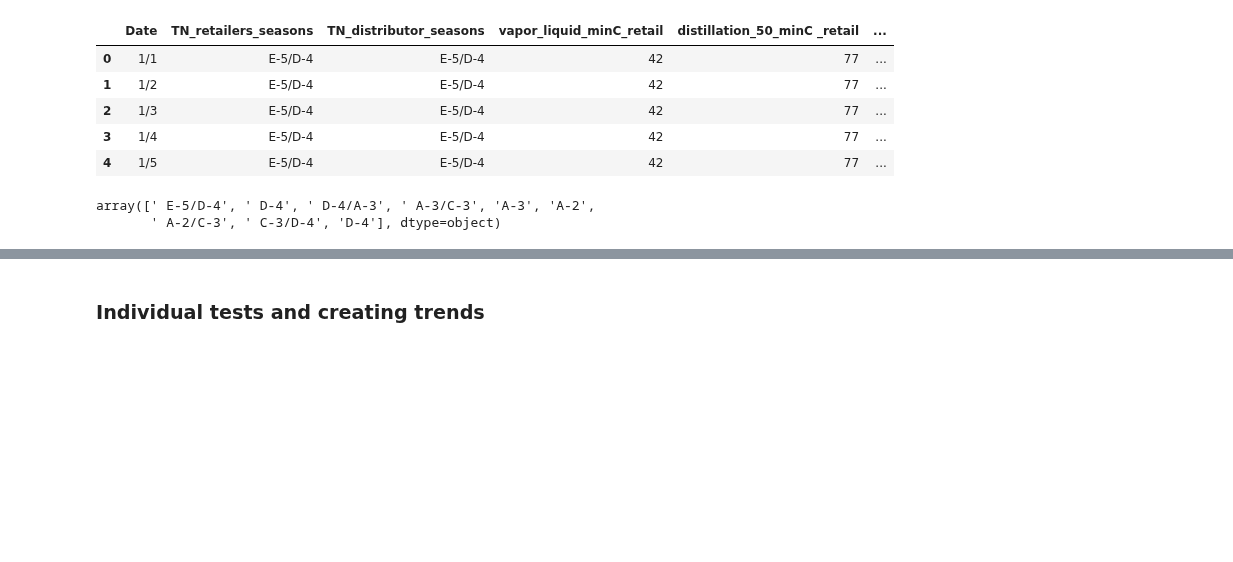
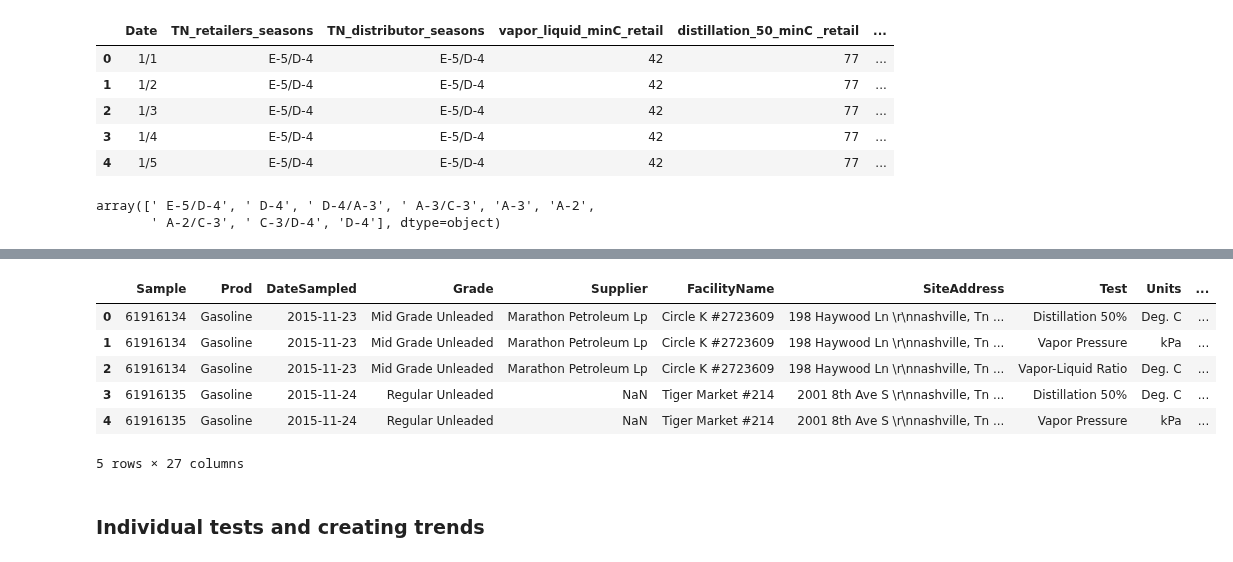
Before and after one commit to mishaberrien/tenessee-fuel-quality-analysis, a Jupyter notebook: notebooks/01_exploration/20190729_gasoline_exploration.ipynb, the cells around one changed output, grey strips where cells are left out. Saved outputs shown, nothing was run; the diff lists cells and outputs as text; code cells hidden in the pictures; blank space fills up the shorter version.

Commit message:
made a merged ASTM and volatility df saved to data/3

```diff
--- a/notebooks/01_exploration/20190729_gasoline_exploration.ipynb
+++ b/notebooks/01_exploration/20190729_gasoline_exploration.ipynb
@@ -108,16 +104,16 @@ Tenn_seasons_retailers = {'Jan' : 'E-5/D-4', 'Feb' : 'D-4', 'Mar' : 'D-4', 'Apr'
 Tenn_seasons_distributers = {'Jan' : 'E-5/D-4', 'Feb' : 'D-4', 'Mar' : 'D-4', 'Apr' : 'D-4/A-3', 'May' : 'A-3', 'June' : 'A-3', 'July' : 'A-3', 'Aug' : 'A-2', 'Sept_1_15' : 'A-2', 'Sept_16_30' : 'A-2/C-3', 'Oct' : 'C-3/D-4', 'Nov' : 'D-4', 'Dec' : 'D-4/E-5'}
 
 # Add columns necessary to fill. Set as nan
-volitility_df['vapor_liquid_minC_retail'] = np.nan
-volitility_df['distillation_50_minC _retail'] = np.nan
-volitility_df['distillation_50_maxC_retail'] = np.nan
-volitility_df['vapor_pressure_maxC_retail'] = np.nan
-volitility_df['vapor_liquid_minC_dist'] = np.nan
-volitility_df['distillation_50_minC_dist'] = np.nan
-volitility_df['distillation_50_maxC_dist'] = np.nan
-volitility_df['vapor_pressure_maxC_dist'] = np.nan
-volitility_df['TN_retailers_seasons'] = np.nan
-volitility_df['TN_distributor_seasons'] = np.nan
+# volitility_df['vapor_liquid_minC_retail'] = np.nan
+# volitility_df['distillation_50_minC _retail'] = np.nan
+# volitility_df['distillation_50_maxC_retail'] = np.nan
+# volitility_df['vapor_pressure_maxC_retail'] = np.nan
+# volitility_df['vapor_liquid_minC_dist'] = np.nan
+# volitility_df['distillation_50_minC_dist'] = np.nan
+# volitility_df['distillation_50_maxC_dist'] = np.nan
+# volitility_df['vapor_pressure_maxC_dist'] = np.nan
+# volitility_df['TN_retailers_seasons'] = np.nan
+# volitility_df['TN_distributor_seasons'] = np.nan
 
 # Index(['Date', 'TN_retailers_seasons', 'TN_distributor_seasons',
 #        'vapor_liquid_minC_retail', 'distillation_50_minC _retail',
@@ -273,0 +236,5 @@ Index(['Date', 'TN_retailers_seasons', 'TN_distributor_seasons',
+# %%
+volitility_df['datesampled_month'] = volitility_df['DateSampled'].dt.month
+volitility_df['datesampled_day'] = volitility_df['DateSampled'].dt.day
+volitility_df['datesampled_month_day'] = volitility_df['datesampled_month'].astype('str') + '/' + volitility_df['datesampled_day'].astype('str')
+volitility_df.head(3)
@@ -274,3 +262,3 @@ Index(['Date', 'TN_retailers_seasons', 'TN_distributor_seasons',
 # %%
-volitility_df.rename(columns={"DateSampled": "Date", 'vapor_liquid_minC': , 'distillation_50_minC' : ,
-       'distillation_50_maxC' :, 'retailer_seasons' : , 'distributor_seasons' : }, inplace =True)
+volitility_df.rename(columns={'datesampled_month_day' : 'Date'}, inplace = True)
+volitility_df.head(3)
@@ -281,7 +271,16 @@ df_merged['datesampled_month_day'] = df_merged['datesampled_month'].astype('str'
 # %%
-df_merged.merge(astm,
+volitility_df = volitility_df.merge(ASTM_df,
                how='left',
                 on='Date')
+volitility_df.head()
+# %% [output]
+|  | Sample | Prod | DateSampled | Grade | Supplier | FacilityName | SiteAddress | Test | Units | ... |
+| 0 | 61916134 | Gasoline | 2015-11-23 | Mid Grade Unleaded | Marathon Petroleum Lp | Circle K #2723609 | 198 Haywood Ln \r\nnashville, Tn ... | Distillation 50% | Deg. C | ... |
+| 1 | 61916134 | Gasoline | 2015-11-23 | Mid Grade Unleaded | Marathon Petroleum Lp | Circle K #2723609 | 198 Haywood Ln \r\nnashville, Tn ... | Vapor Pressure | kPa | ... |
+| 2 | 61916134 | Gasoline | 2015-11-23 | Mid Grade Unleaded | Marathon Petroleum Lp | Circle K #2723609 | 198 Haywood Ln \r\nnashville, Tn ... | Vapor-Liquid Ratio | Deg. C | ... |
+| 3 | 61916135 | Gasoline | 2015-11-24 | Regular Unleaded | NaN | Tiger Market #214 | 2001 8th Ave S \r\nnashville, Tn ... | Distillation 50% | Deg. C | ... |
+| 4 | 61916135 | Gasoline | 2015-11-24 | Regular Unleaded | NaN | Tiger Market #214 | 2001 8th Ave S \r\nnashville, Tn ... | Vapor Pressure | kPa | ... |
+5 rows × 27 columns
 # %% [markdown]
 ### Individual tests and creating trends
 # %%
```
Also changed, not shown: parts of 9 cells of this notebook.
